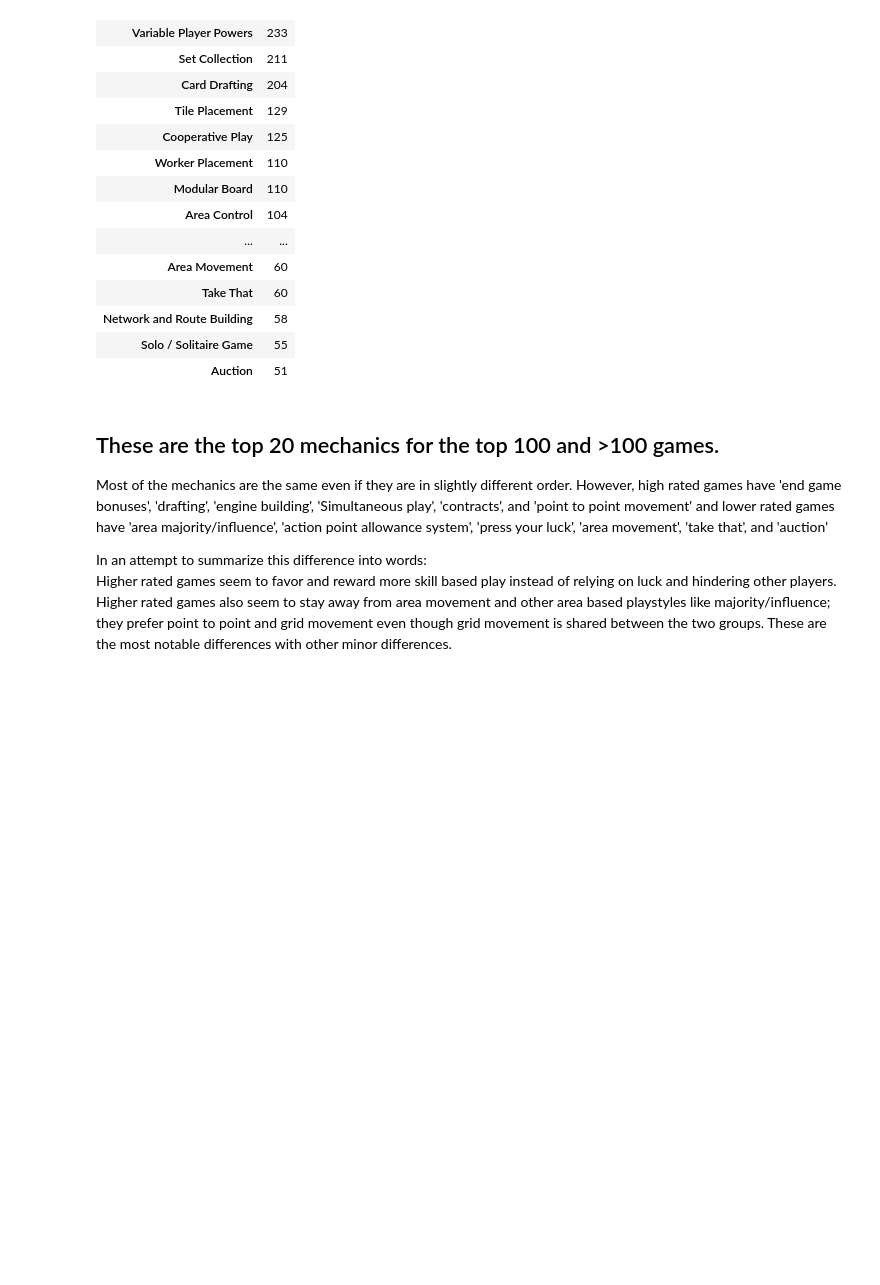
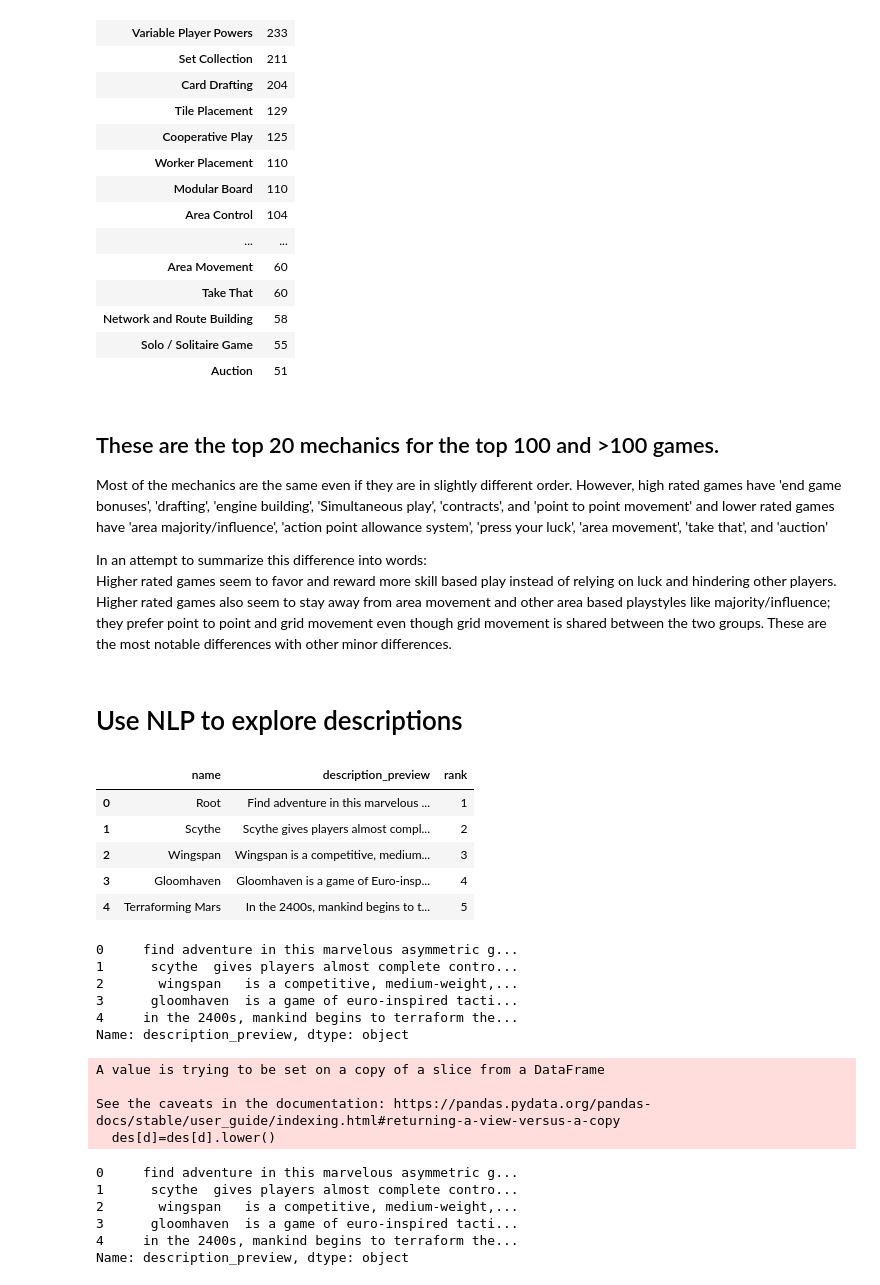
Before and after one commit to Andy-Jensen/board-game-project, a Jupyter notebook: explore.ipynb, the cells around one changed output. Saved outputs shown, nothing was run; the diff lists cells and outputs as text; code cells hidden in the pictures; blank space fills up the shorter version.

```diff
--- a/explore.ipynb
+++ b/explore.ipynb
@@ -702,3 +702,16 @@ Most of the mechanics are the same even if they are in slightly different order.
 
 In an attempt to summarize this difference into words:
 Higher rated games seem to favor and reward more skill based play instead of relying on luck and hindering other players. Higher rated games also seem to stay away from area movement and other area based playstyles like majority/influence; they prefer point to point and grid movement even though grid movement is shared between the two groups. These are the most notable differences with other minor differences.
+# %% [markdown]
+# Use NLP to explore descriptions
+# %%
+df=pd.read_csv('descriptions.csv')
+# %%
+df.head()
+# %% [output]
+|  | name | description_preview | rank |
+| 0 | Root | Find adventure in this marvelous ... | 1 |
+| 1 | Scythe | Scythe gives players almost compl... | 2 |
+| 2 | Wingspan | Wingspan is a competitive, medium... | 3 |
+| 3 | Gloomhaven | Gloomhaven is a game of Euro-insp... | 4 |
+| 4 | Terraforming Mars | In the 2400s, mankind begins to t... | 5 |
@@ -704,0 +726,26 @@ Higher rated games seem to favor and reward more skill based play instead of rel
+# %%
+des.head()
+# %% [output]
+0     find adventure in this marvelous asymmetric g...
+1      scythe  gives players almost complete contro...
+2       wingspan   is a competitive, medium-weight,...
+3      gloomhaven  is a game of euro-inspired tacti...
+4     in the 2400s, mankind begins to terraform the...
+Name: description_preview, dtype: object
+# %%
+for d in range(0, 978):
+    des[d]=des[d].lower()
+# %% [output]
+A value is trying to be set on a copy of a slice from a DataFrame
+
+See the caveats in the documentation: https://pandas.pydata.org/pandas-docs/stable/user_guide/indexing.html#returning-a-view-versus-a-copy
+  des[d]=des[d].lower()
+# %%
+des.head()
+# %% [output]
+0     find adventure in this marvelous asymmetric g...
+1      scythe  gives players almost complete contro...
+2       wingspan   is a competitive, medium-weight,...
+3      gloomhaven  is a game of euro-inspired tacti...
+4     in the 2400s, mankind begins to terraform the...
+Name: description_preview, dtype: object
```
Also changed, not shown: parts of 6 cells of this notebook, 1 other file.
